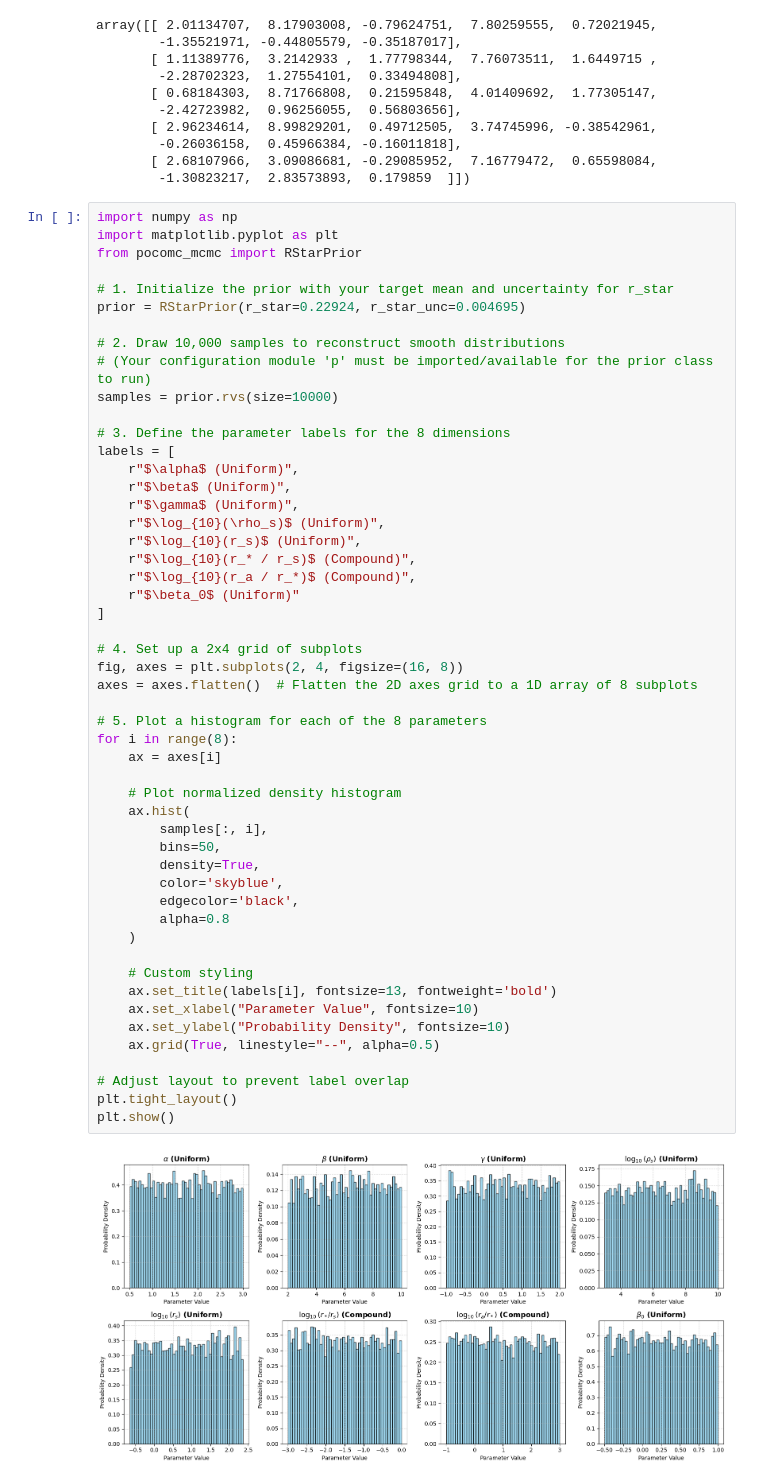
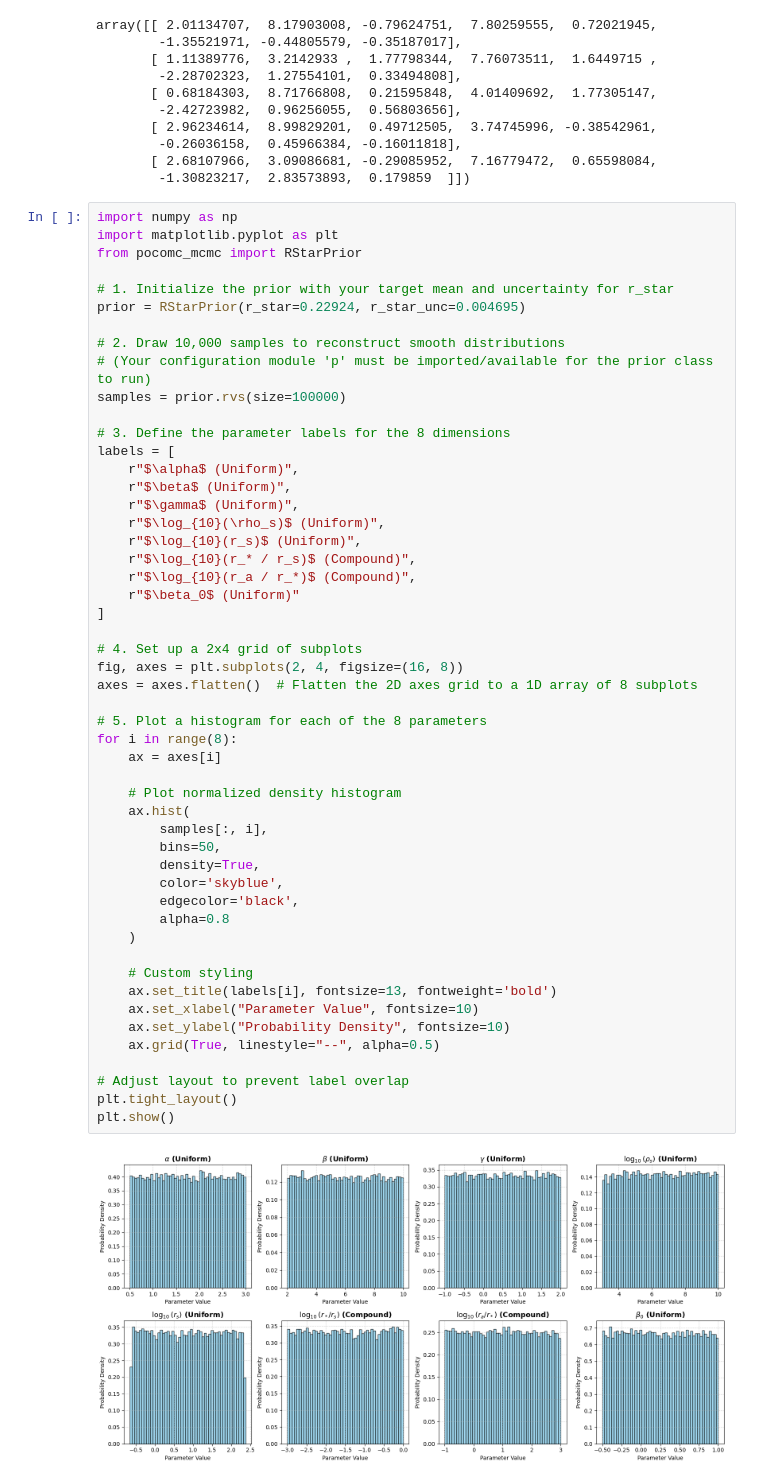
Before and after one commit to Anodymous1/suds, a Jupyter notebook: 8d_theta/test.ipynb, the cells around one changed output. Drawn from its saved outputs; the diff is of its cells as text.

```diff
--- a/8d_theta/test.ipynb
+++ b/8d_theta/test.ipynb
@@ -769,7 +769,7 @@ prior = RStarPrior(r_star=0.22924, r_star_unc=0.004695)
 
 # 2. Draw 10,000 samples to reconstruct smooth distributions
 # (Your configuration module 'p' must be imported/available for the prior class to run)
-samples = prior.rvs(size=10000)
+samples = prior.rvs(size=100000)
 
 # 3. Define the parameter labels for the 8 dimensions
 labels = [
@@ -784,31 +784,31 @@ labels = [
 ]
 
 # 4. Set up a 2x4 grid of subplots
 fig, axes = plt.subplots(2, 4, figsize=(16, 8))
 axes = axes.flatten()  # Flatten the 2D axes grid to a 1D array of 8 subplots
 
 # 5. Plot a histogram for each of the 8 parameters
 for i in range(8):
     ax = axes[i]
 
     # Plot normalized density histogram
     ax.hist(
         samples[:, i],
         bins=50,
         density=True,
         color='skyblue',
         edgecolor='black',
         alpha=0.8
     )
 
     # Custom styling
     ax.set_title(labels[i], fontsize=13, fontweight='bold')
     ax.set_xlabel("Parameter Value", fontsize=10)
     ax.set_ylabel("Probability Density", fontsize=10)
     ax.grid(True, linestyle="--", alpha=0.5)
 
 # Adjust layout to prevent label overlap
 plt.tight_layout()
 plt.show()
 # %% [output]
-[figure, old version]
+[figure, new version]
```
Also changed, not shown: 8 other files.
